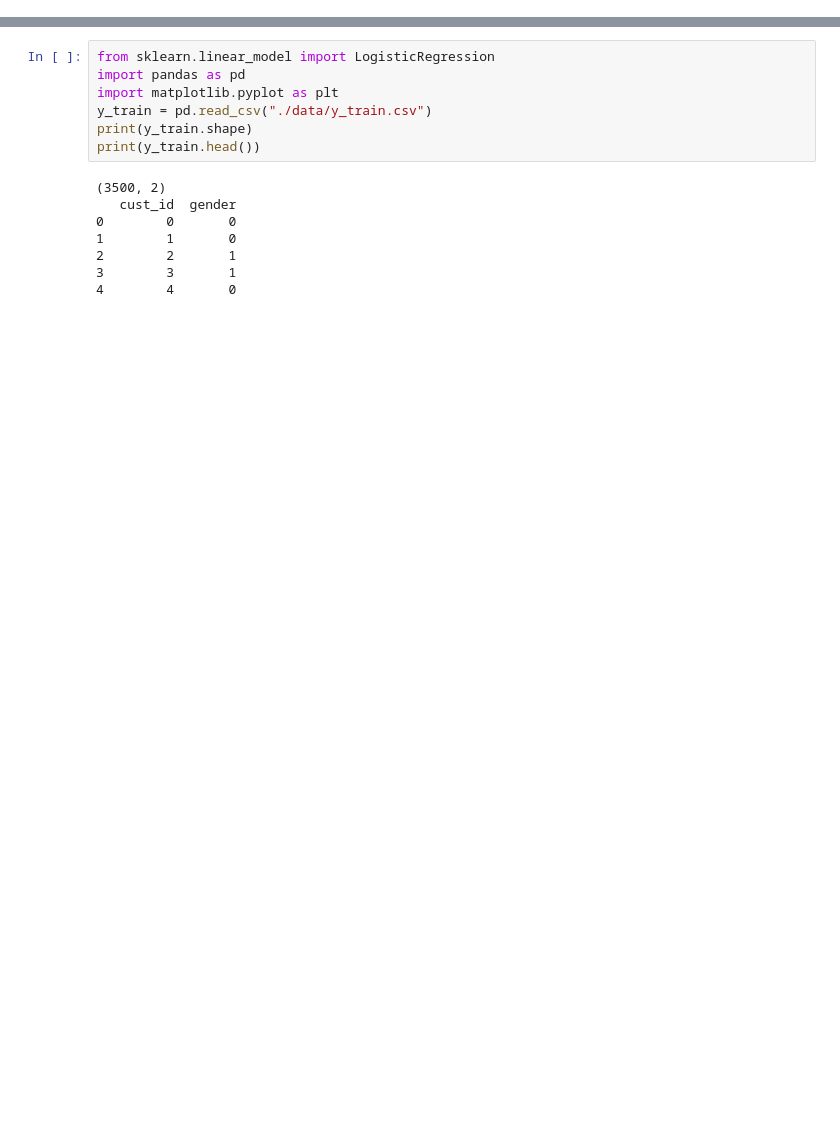
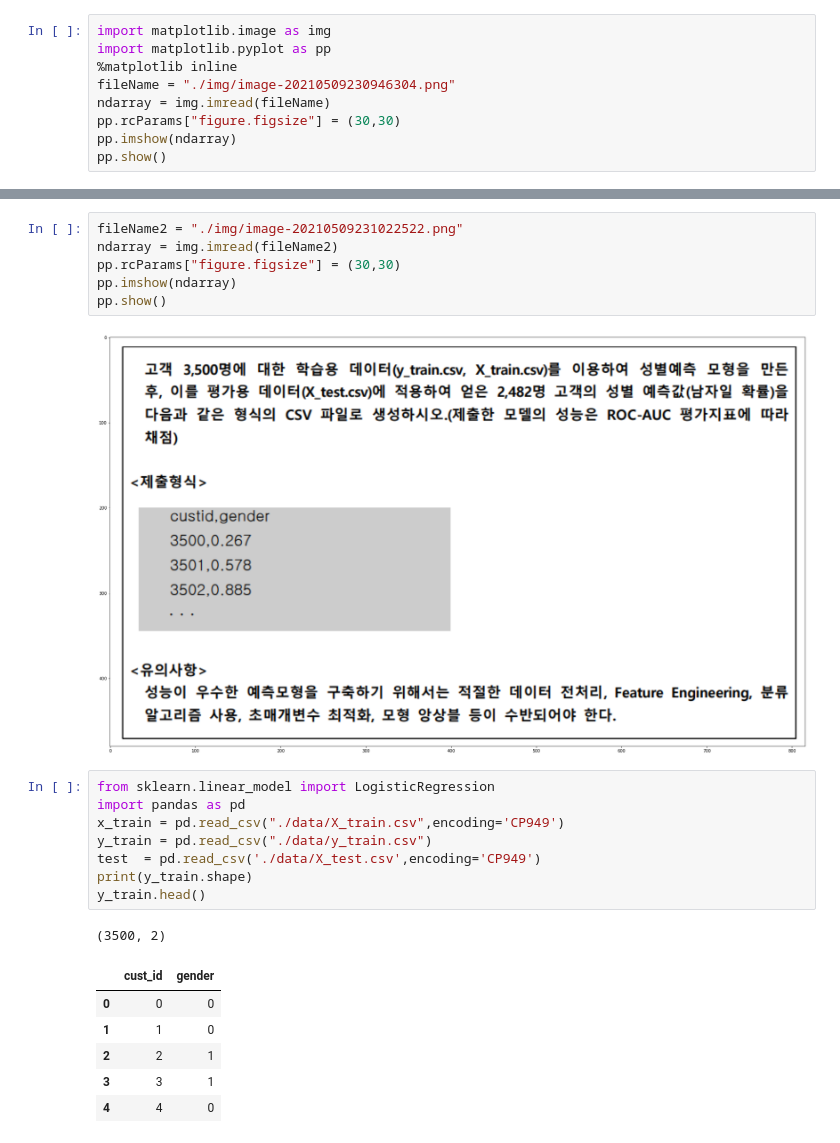
Before and after one commit to jaewon-jun9/python_study, a Jupyter notebook: 빅데이터분석기사/출제예시/제2유형.ipynb, the cells around one changed output, grey strips where cells are left out. Saved outputs shown, nothing was run; the diff lists cells and outputs as text; blank space fills up the shorter version.

```diff
--- a/빅데이터분석기사/출제예시/제2유형.ipynb
+++ b/빅데이터분석기사/출제예시/제2유형.ipynb
@@ -0,0 +1,9 @@
+# %%
+import matplotlib.image as img
+import matplotlib.pyplot as pp
+%matplotlib inline
+fileName = "./img/image-20210509230946304.png"
+ndarray = img.imread(fileName)
+pp.rcParams["figure.figsize"] = (30,30)
+pp.imshow(ndarray)
+pp.show()
@@ -1,16 +12,25 @@
+# %%
+fileName2 = "./img/image-20210509231022522.png"
+ndarray = img.imread(fileName2)
+pp.rcParams["figure.figsize"] = (30,30)
+pp.imshow(ndarray)
+pp.show()
+# %% [output]
+[figure, added]
 # %%
 from sklearn.linear_model import LogisticRegression
 import pandas as pd
-import matplotlib.pyplot as plt
+x_train = pd.read_csv("./data/X_train.csv",encoding='CP949')
 y_train = pd.read_csv("./data/y_train.csv")
+test  = pd.read_csv('./data/X_test.csv',encoding='CP949')
 print(y_train.shape)
-print(y_train.head())
+y_train.head()
 # %% [output]
 (3500, 2)
-   cust_id  gender
-0        0       0
-1        1       0
-2        2       1
-3        3       1
-4        4       0
+|  | cust_id | gender |
+| 0 | 0 | 0 |
+| 1 | 1 | 0 |
+| 2 | 2 | 1 |
+| 3 | 3 | 1 |
+| 4 | 4 | 0 |
 # %%
```
Also changed, not shown: parts of 12 cells of this notebook.
